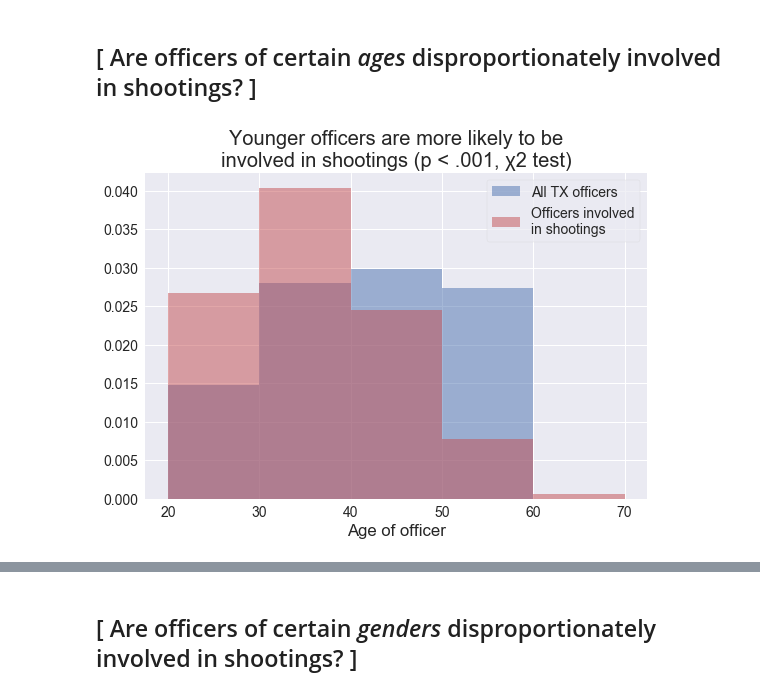
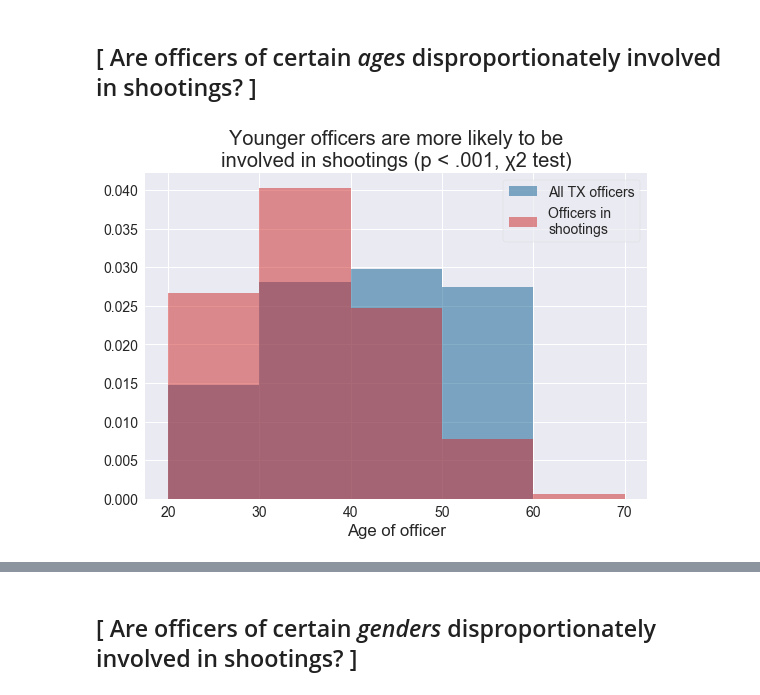
Before and after one commit to texas-justice-initiative/analysis, a Jupyter notebook: analyses/ois_which_officers.ipynb, the cells around one changed output, grey strips where cells are left out. Drawn from its saved outputs; the diff is of its cells as text; code cells hidden in the pictures.

```diff
--- a/analyses/ois_which_officers.ipynb
+++ b/analyses/ois_which_officers.ipynb
@@ -146,12 +205,9 @@ FEMALE     23
 Name: gender, dtype: int64
 # %%
-# OFFICER_BEGIN_SERVICE_AGE = 21
-
 dataset = dw.load_dataset('tji/auxiliary-datasets', force_update=True)
 officer_info = dataset.dataframes['list_of_texas_officers']
-# officer_info['age_presumed'] = (officer_info.service_time + OFFICER_BEGIN_SERVICE_AGE).astype(int)
-officer_info['gender'] = officer_info.gender.apply(long_gender_name)
-officer_info['is_male'] = officer_info.gender.apply(lambda g: g if pd.isnull(g) else g == 'MALE').astype(float)
+officer_info['is_male'] = officer_info.gender.apply(lambda g: g if pd.isnull(g) else g == 'M').astype(float)
+officer_info['age_for_plot'] = officer_info.age_range.apply(lambda r: r if pd.isnull(r) else int(r[:2]))
 officer_info.head()
 # %% [output]
 |  | name_full | name_first | name_middle | name_last | name_suffix | gender | race | age_range | ... |
@@ -163,43 +219,26 @@ officer_info.head()
 # %% [markdown]
 ## [ Begin analysis ]
 # %%
-LABEL_OIS = 'Officers involved\nin shootings'
+LABEL_OIS = 'Officers in\nshootings'
 LABEL_ALL = 'All TX officers'
 # %% [markdown]
 ## [ Are officers of certain _ages_ disproportionately involved in shootings? ]
-# %%
-officer_info['age_for_plot'] = officer_info.age_range.apply(lambda r: r if pd.isnull(r) else int(r[:2]))
-
-def get_age_range(age):
-    if pd.isnull(age):
-        return age
-    if age < 31:
-        return '21-30'
-    elif age < 41:
-        return '31-40'
-    elif age < 51:
-        return '41-50'
-    else:
-        return '51+'
-
-ois_officers['age_range'] = ois_officers['age'].apply(get_age_range)
-ois_officers['is_male'] = ois_officers.gender.apply(lambda g: g if pd.isnull(g) else g == 'MALE')
 # %%
 s1 = officer_info['age_range'].value_counts().sort_index()
 s1.name = 'All TX officers'
 s2 = ois_officers['age_range'].value_counts().sort_index()
-s2.name = 'Officers involved\nin shootings'
+s2.name = 'Officersin\nshootings'
 df = pd.DataFrame([s2, s1]).T
 p = stats.chi2_contingency(df.values)[1]
 # %%
 fig, ax = plt.subplots()
 bins = np.arange(20, 71, 10)
-for s, color, label in ((officer_info.age_for_plot, SNS_BLUE, LABEL_ALL),
-                        (ois_officers.age, SNS_RED, LABEL_OIS)):
+for s, color, label in ((officer_info.age_for_plot, TJI_BLUE, LABEL_ALL),
+                        (ois_officers.age, TJI_RED, LABEL_OIS)):
     s.hist(ax=ax, label=label, bins=bins, alpha=0.5, color=color, density=True)
 ax.set_title('Younger officers are more likely to be\ninvolved in shootings ' + test_summary(p, chi=True))
 ax.set_xlabel('Age of officer')
 ax.legend()
-plotsaver.saveplot(fig, 'age')
+plotsaver.saveplot(fig, 'age_hist')
 # %% [output]
-[figure, old version]
+[figure, new version]
```
Also changed, not shown: parts of 19 cells of this notebook, 12 other files.
